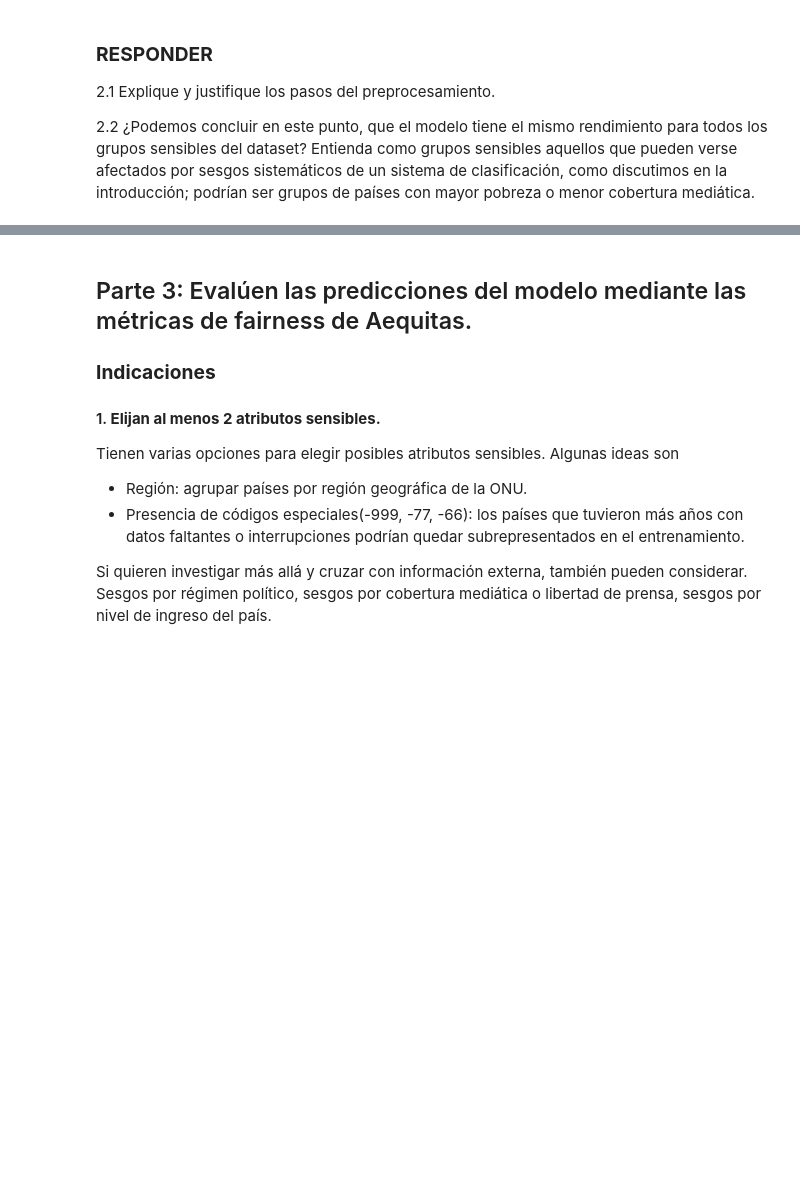
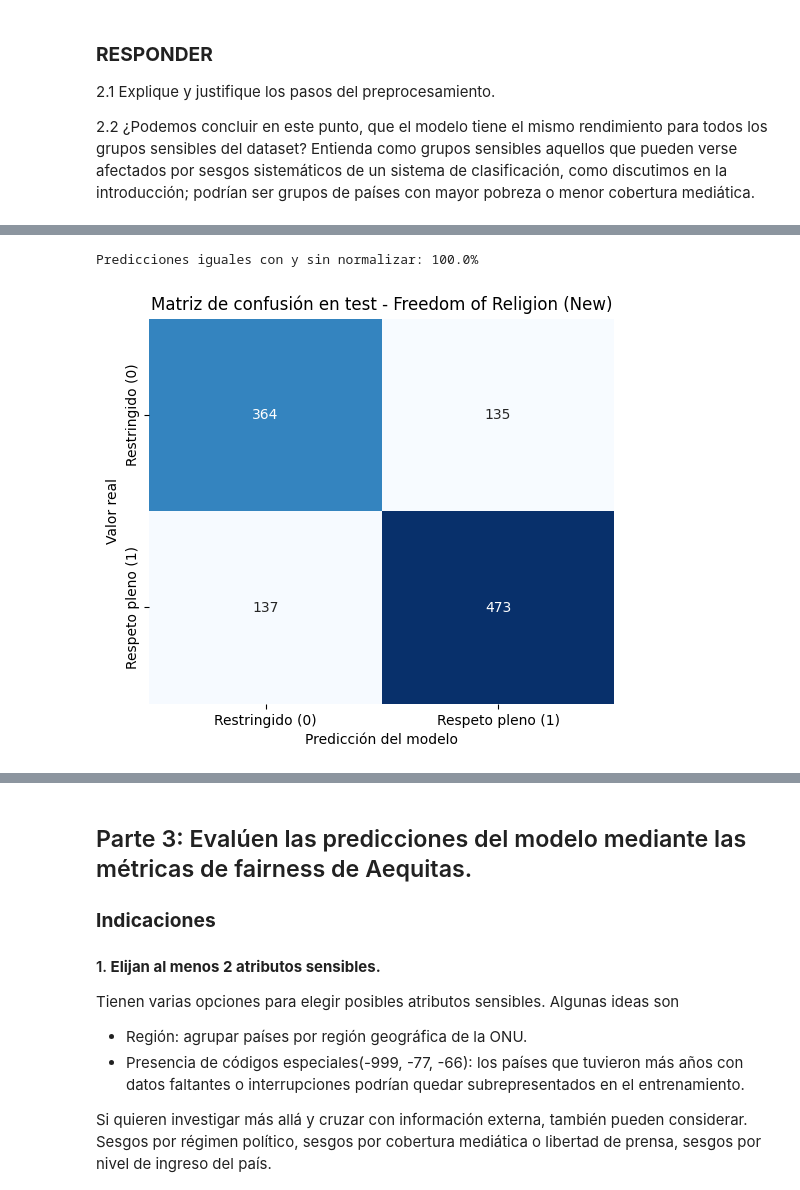
Before and after one commit to vichoe/taller-etica, a Jupyter notebook: Taller_sumativo_CIRI.ipynb, the cells around one changed output, grey strips where cells are left out. Drawn from its saved outputs; the diff is of its cells as text; code cells hidden in the pictures; blank space fills up the shorter version.

Commit message:
Parte 2 completa

```diff
--- a/Taller_sumativo_CIRI.ipynb
+++ b/Taller_sumativo_CIRI.ipynb
@@ -239,0 +470,6 @@ La `**variable objetivo**` debe restringirse a los valores que efectivamente mid
+# %%
+OBJETIVO = 'Freedom of Religion (New)'
+
+# como viene la variable objetivo en los datos crudos? (incluyendo codigos especiales y vacios)
+print("Variable objetivo en datos crudos:")
+print(df[OBJETIVO].value_counts(dropna=False).sort_index())
@@ -239,0 +630,12 @@ La `**variable objetivo**` debe restringirse a los valores que efectivamente mid
+# %%
+# Division 60% entrenamiento/20% validacion/ 20% test, estratificada por la clase
+# La validacion se reserva para ajustar EqOddsPostprocessing en la Parte 4
+# (asi el post-procesamiento no "mira" el test).
+X_train, X_temp, y_train, y_temp = train_test_split(
+    X, y, test_size=0.4, stratify=y, random_state=SEED)
+X_val, X_test, y_val, y_test = train_test_split(
+    X_temp, y_temp, test_size=0.5, stratify=y_temp, random_state=SEED)
+
+print("Entrenamiento:", X_train.shape, "| Validación:", X_val.shape, "| Test:", X_test.shape)
+print("Proporción de clase 1 en cada parte:",
+      round(y_train.mean(), 3), round(y_val.mean(), 3), round(y_test.mean(), 3))
@@ -239,0 +685,9 @@ La `**variable objetivo**` debe restringirse a los valores que efectivamente mid
+# %%
+# modelo final: sin class_weight (justificacion en 2.1)
+modelo = modelos['None']
+pred_test = modelo.predict(X_test)
+
+print(f"Accuracy en test: {accuracy_score(y_test, pred_test):.3f}")
+print(f"Balanced accuracy en test: {balanced_accuracy_score(y_test, pred_test):.3f}\n")
+print(classification_report(y_test, pred_test,
+                            target_names=['0: restringido', '1: respeto pleno']))
@@ -239,0 +706,28 @@ La `**variable objetivo**` debe restringirse a los valores que efectivamente mid
+# %%
+# Comprobacion: un arbol no depende de la escala de las variables
+# Entrenamos el mismo arbol SIN el paso de normalizacion y comparamos las predicciones
+arbol_sin_normalizar = Pipeline([
+    ('imputar', SimpleImputer(strategy='most_frequent', add_indicator=True)),
+    ('arbol', DecisionTreeClassifier(max_depth=modelo.get_params()['arbol__max_depth'],
+                                     min_samples_leaf=modelo.get_params()['arbol__min_samples_leaf'],
+                                     random_state=SEED)),
+])
+arbol_sin_normalizar.fit(X_train, y_train)
+iguales = (arbol_sin_normalizar.predict(X_test) == pred_test).mean() * 100
+print(f"Predicciones iguales con y sin normalizar: {iguales:.1f}%")
+# %% [output]
+Predicciones iguales con y sin normalizar: 100.0%
+# %%
+# Matriz de confusion
+matriz = confusion_matrix(y_test, pred_test)
+etiquetas = ['Restringido (0)', 'Respeto pleno (1)']
+
+plt.figure(figsize=(6, 5))
+sns.heatmap(matriz, annot=True, fmt='d', cmap='Blues', cbar=False,
+            xticklabels=etiquetas, yticklabels=etiquetas)
+plt.xlabel('Predicción del modelo')
+plt.ylabel('Valor real')
+plt.title('Matriz de confusión en test - Freedom of Religion (New)')
+plt.show()
+# %% [output]
+[figure, added]
```
Also changed, not shown: parts of 34 cells of this notebook.
